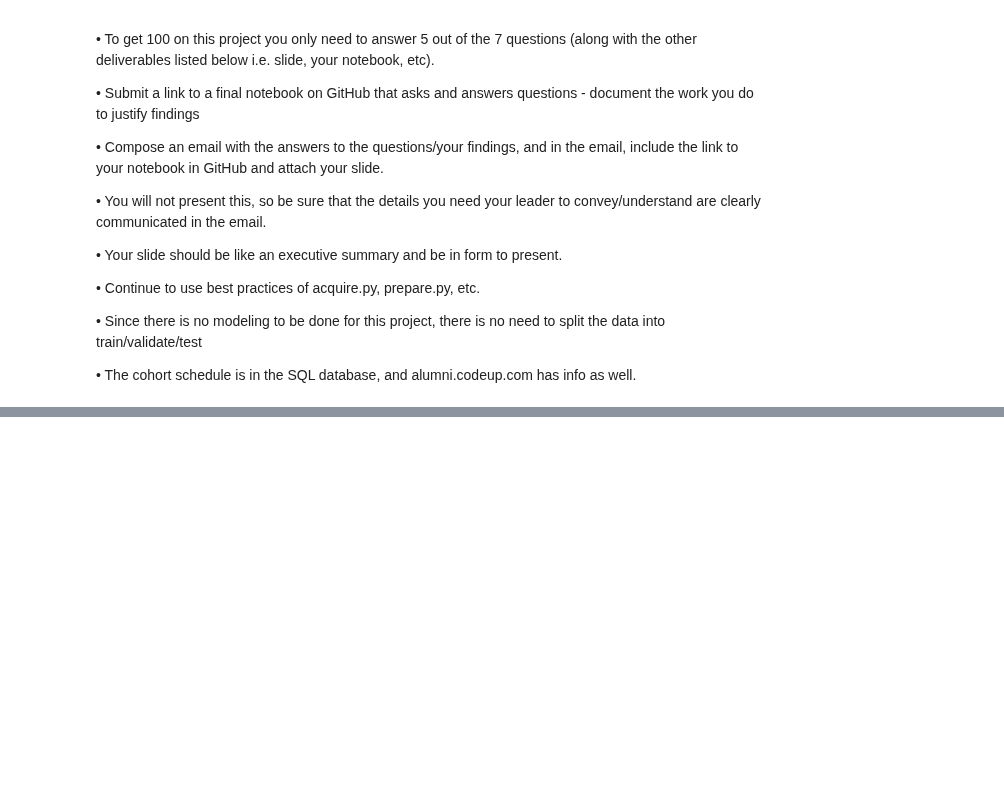
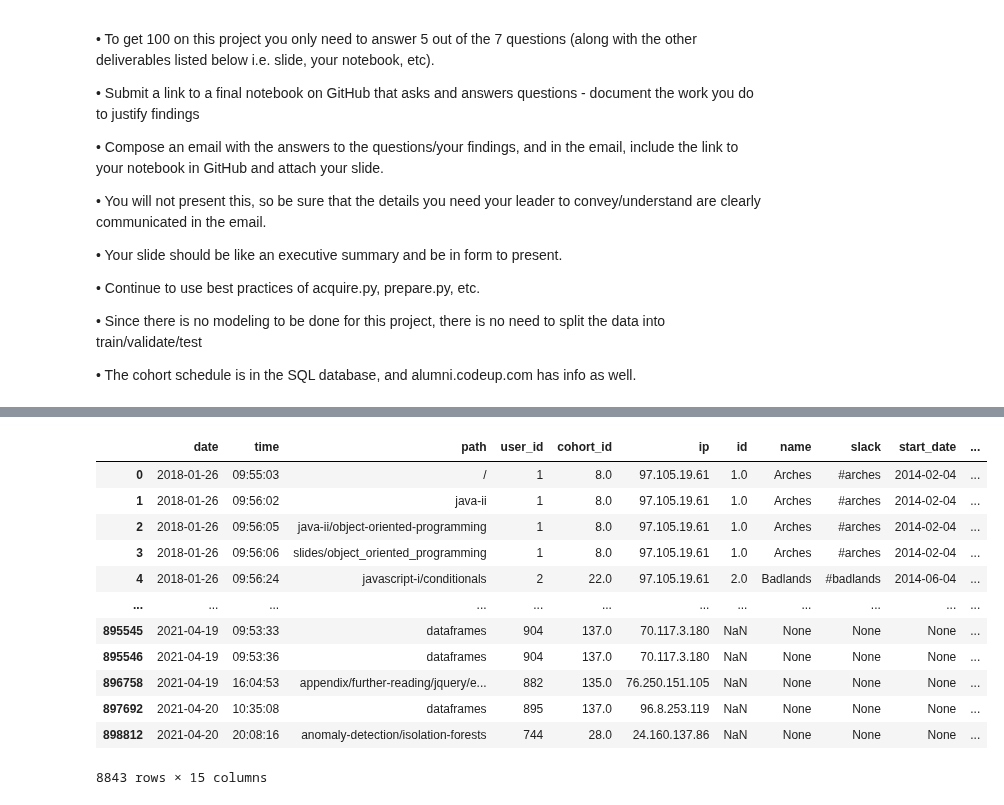
Before and after one commit to jamesallen0351/anomaly-detection-exercises, a Jupyter notebook: Anomaly Detection Project Scratchpad.ipynb, the cells around one changed output, grey strips where cells are left out. Cells and saved outputs as stored; diff of their text form; code cells hidden in the pictures; blank space fills up the shorter version.

```diff
--- a/Anomaly Detection Project Scratchpad.ipynb
+++ b/Anomaly Detection Project Scratchpad.ipynb
@@ -140,0 +215,16 @@ memory usage: 8.4+ MB
+# %%
+df.groupby('path').head()
+# %% [output]
+|  | date | time | path | user_id | cohort_id | ip | id | name | slack | start_date | ... |
+| 0 | 2018-01-26 | 09:55:03 | / | 1 | 8.0 | 97.105.19.61 | 1.0 | Arches | #arches | 2014-02-04 | ... |
+| 1 | 2018-01-26 | 09:56:02 | java-ii | 1 | 8.0 | 97.105.19.61 | 1.0 | Arches | #arches | 2014-02-04 | ... |
+| 2 | 2018-01-26 | 09:56:05 | java-ii/object-oriented-programming | 1 | 8.0 | 97.105.19.61 | 1.0 | Arches | #arches | 2014-02-04 | ... |
+| 3 | 2018-01-26 | 09:56:06 | slides/object_oriented_programming | 1 | 8.0 | 97.105.19.61 | 1.0 | Arches | #arches | 2014-02-04 | ... |
+| 4 | 2018-01-26 | 09:56:24 | javascript-i/conditionals | 2 | 22.0 | 97.105.19.61 | 2.0 | Badlands | #badlands | 2014-06-04 | ... |
+| ... | ... | ... | ... | ... | ... | ... | ... | ... | ... | ... | ... |
+| 895545 | 2021-04-19 | 09:53:33 | dataframes | 904 | 137.0 | 70.117.3.180 | NaN | None | None | None | ... |
+| 895546 | 2021-04-19 | 09:53:36 | dataframes | 904 | 137.0 | 70.117.3.180 | NaN | None | None | None | ... |
+| 896758 | 2021-04-19 | 16:04:53 | appendix/further-reading/jquery/e... | 882 | 135.0 | 76.250.151.105 | NaN | None | None | None | ... |
+| 897692 | 2021-04-20 | 10:35:08 | dataframes | 895 | 137.0 | 96.8.253.119 | NaN | None | None | None | ... |
+| 898812 | 2021-04-20 | 20:08:16 | anomaly-detection/isolation-forests | 744 | 28.0 | 24.160.137.86 | NaN | None | None | None | ... |
+8843 rows × 15 columns
```
Also changed, not shown: parts of 11 cells of this notebook.
